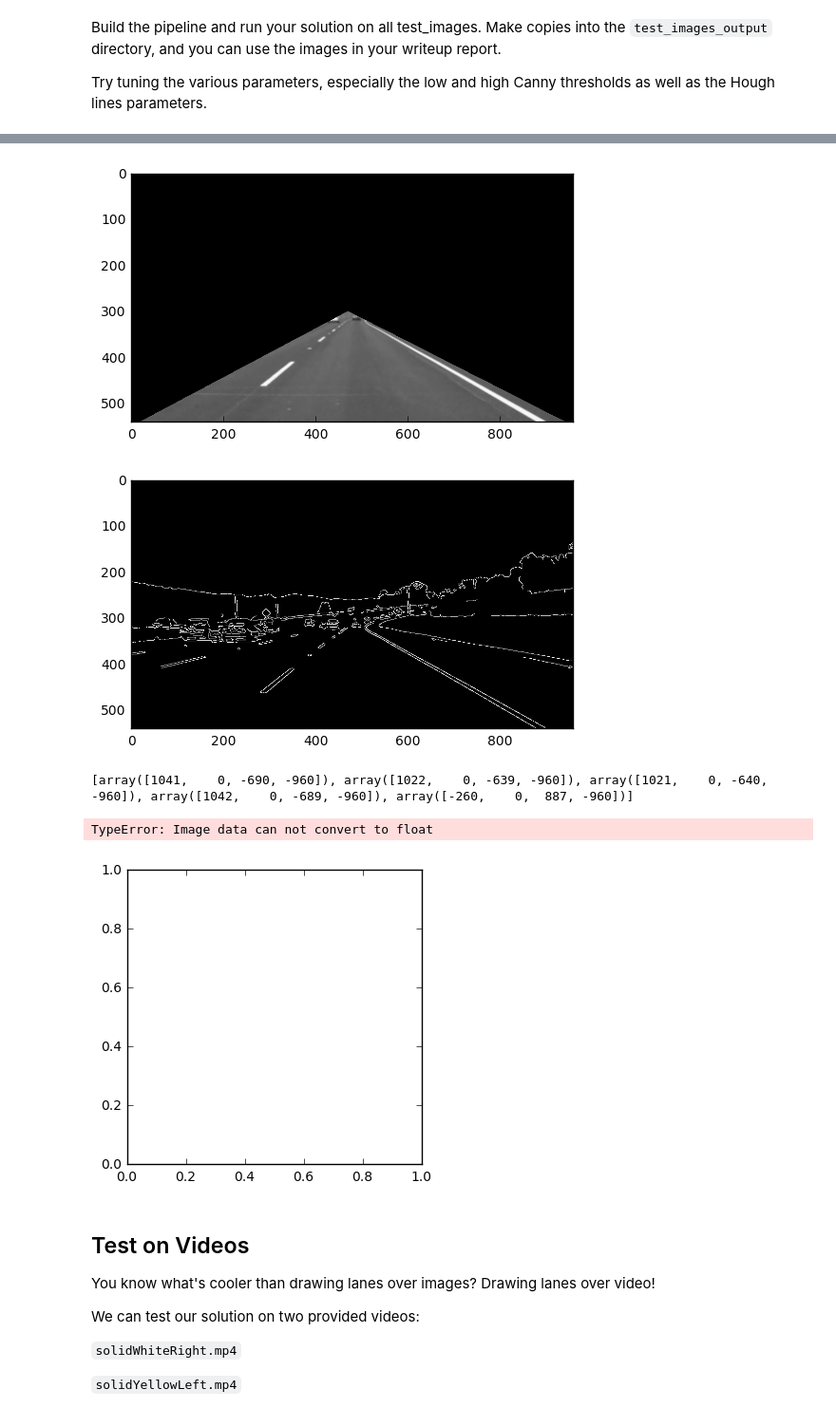
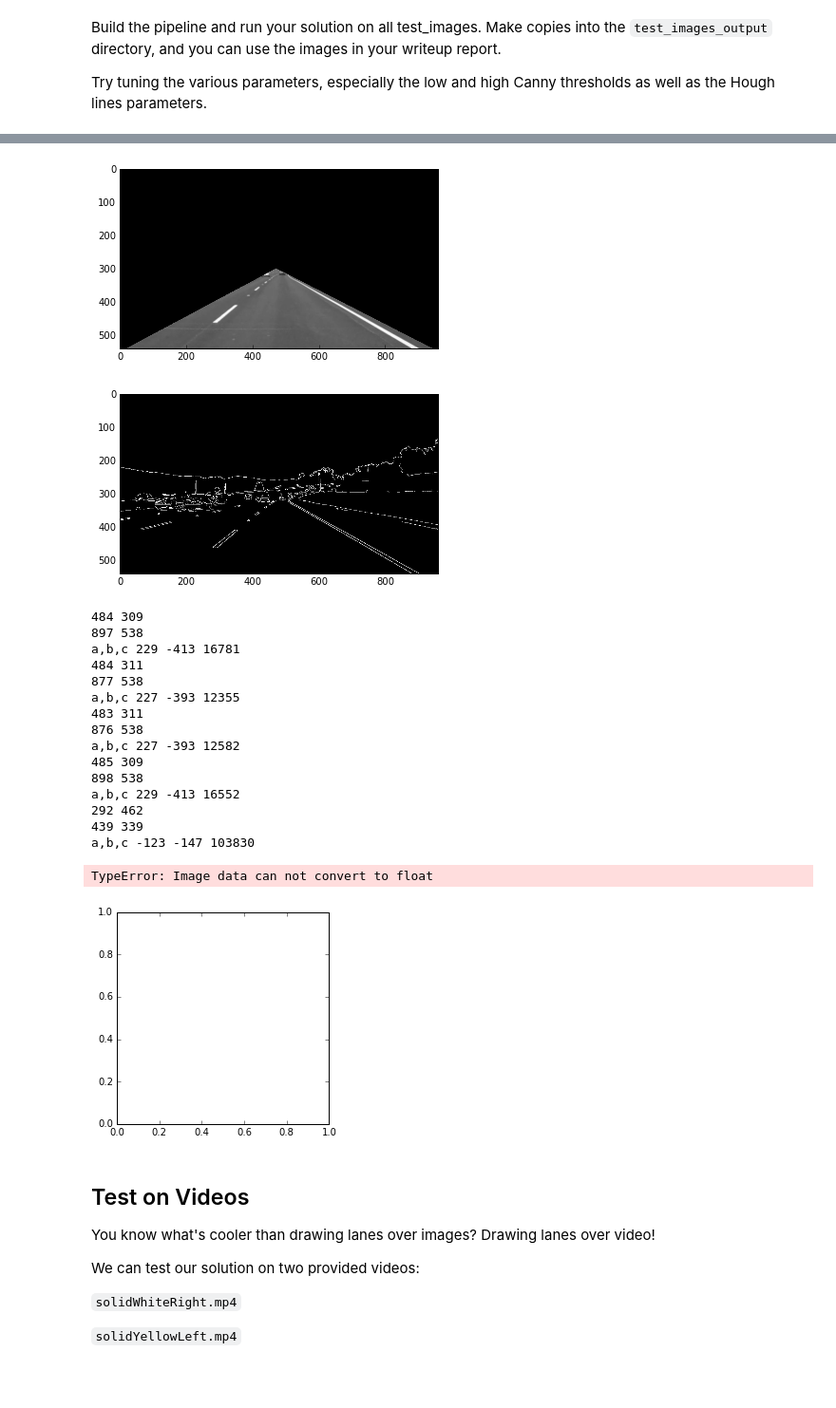
Before and after one commit to TakashiNakagawa/CarND-LaneLines-P1, a Jupyter notebook: P1.ipynb, the cells around one changed output, grey strips where cells are left out. Shown at 95% size. Saved outputs shown, nothing was run; the diff lists cells and outputs as text; code cells hidden in the pictures; blank space fills up the shorter version.

```diff
--- a/P1.ipynb
+++ b/P1.ipynb
@@ -222,21 +288,7 @@ def separate_lines(lines):
             right.append(l[0])
     return np.array(left), np.array(right)
 
-def extend_line(line, len_y):
-    px, py = line[0], line[1]
-    qx, qy = line[2], line[3]
-    a = qy - py
-    b = -(qx - px)
-    c = b*py - a*px
-    seg = np.array([a,b,c])
-    boundary_low = np.array([0,1,0])
-    boundary_up = np.array([0,1,len_y])
-    low = np.cross(seg, boundary_low)
-    up = np.cross(seg, boundary_up)
-    if low[2] != 0 and up[2] != 0:
-        return np.array([low[0]/low[2], low[1]/low[2], up[0]/up[2], up[1]/up[2]]).astype(np.int64)
-    else:
-        return line
+
 
 
 def my_hough_lines(img, rho, theta, threshold, min_line_len, max_line_gap):
@@ -249,7 +301,6 @@ def my_hough_lines(img, rho, theta, threshold, min_line_len, max_line_gap):
             extended_lines.append(extend_line(l, img.shape[1]))
         for r in right:
             extended_lines.append(extend_line(r, img.shape[1]))
-        print(extended_lines)
         draw_lines2(line_img, extended_lines)
 
 def roi_vertices(img):
@@ -302,8 +353,22 @@ for img in glob.glob("test_images/*.jpg"):
-[figure, old version]
+[figure, new version]
-[figure, old version]
+[figure, new version]
-[array([1041,    0, -690, -960]), array([1022,    0, -639, -960]), array([1021,    0, -640, -960]), array([1042,    0, -689, -960]), array([-260,    0,  887, -960])]
+484 309
+897 538
+a,b,c 229 -413 16781
+484 311
+877 538
+a,b,c 227 -393 12355
+483 311
+876 538
+a,b,c 227 -393 12582
+485 309
+898 538
+a,b,c 229 -413 16552
+292 462
+439 339
+a,b,c -123 -147 103830
 TypeError: Image data can not convert to float
-[figure, old version]
+[figure, new version]
 # %% [markdown]
 ## Test on Videos
 
```
Also changed, not shown: parts of 4 cells of this notebook.
